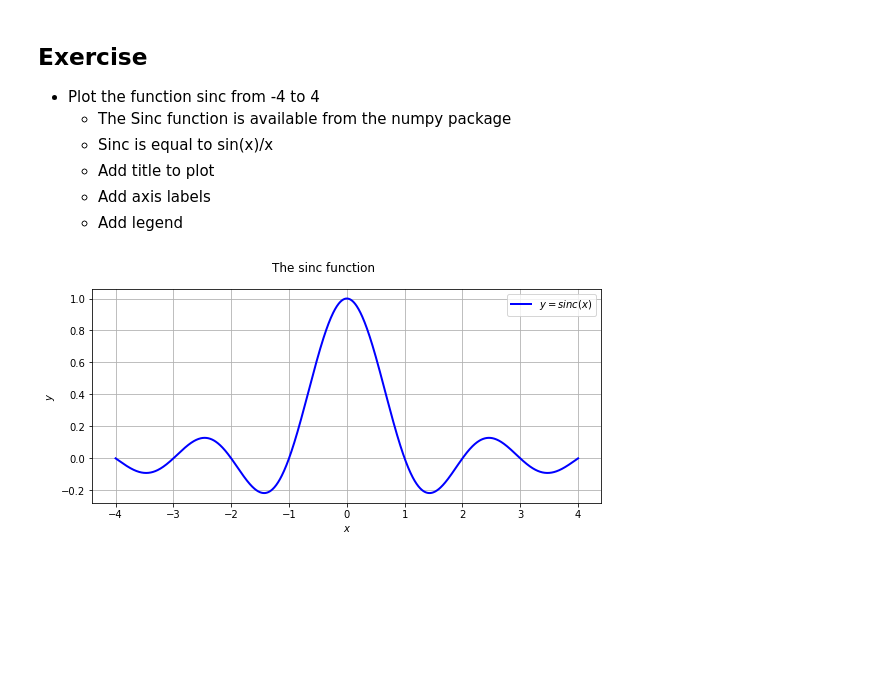
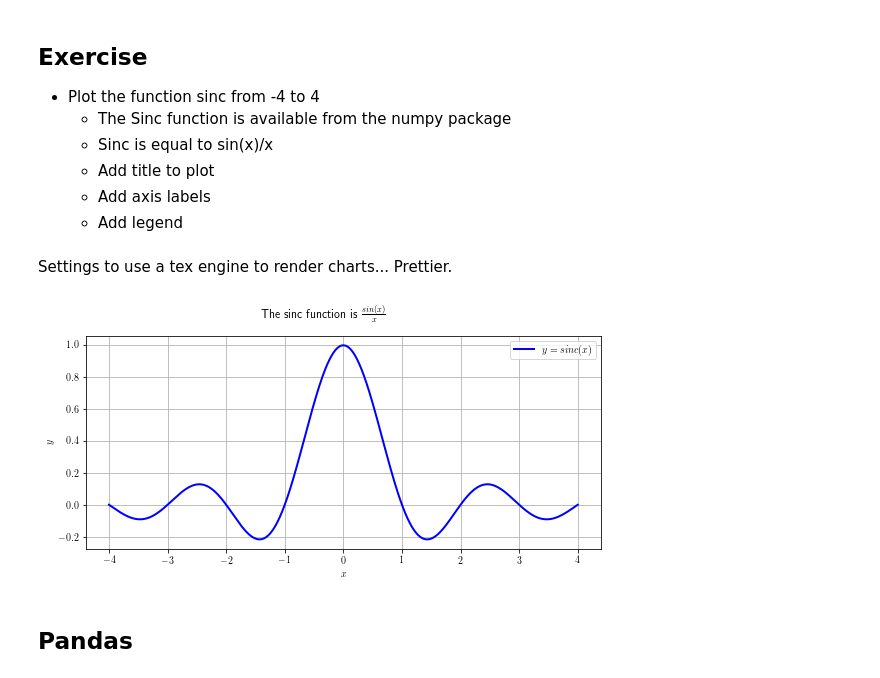
Before and after one commit to janusboandersen/big-data, a Jupyter notebook: u37_1/Intro-to-ML-tools.ipynb, the cells around one changed output. Cells and saved outputs as stored; diff of their text form; code cells hidden in the pictures; blank space fills up the shorter version.

```diff
--- a/u37_1/Intro-to-ML-tools.ipynb
+++ b/u37_1/Intro-to-ML-tools.ipynb
@@ -40,3 +41,8 @@ import matplotlib.pyplot as plt
+# %% [markdown]
+Settings to use a tex engine to render charts... Prettier.
+# %%
+plt.rcParams.update({
+    "text.usetex": True,})
 # %%
 %matplotlib inline
 # %%
@@ -45,12 +51,14 @@ y = np.sinc(x);
 # %%
 fig = plt.figure(figsize=(8,4));
 ax = fig.add_subplot(1,1,1)
 ax.plot(x, y, 'b-', linewidth=2, label=r'$y=sinc(x)$');
 ax.set_ylabel(r'$y$');
 ax.set_xlabel(r'$x$');
 ax.legend(loc='best');
 ax.grid(True)
-fig.suptitle('The sinc function');
+fig.suptitle(r'The sinc function is $\frac{sin(x)}{x}$');
 fig.tight_layout(pad=1)
 # %% [output]
-[figure, old version]
+[figure, new version]
+# %% [markdown]
+## Pandas
```
Also changed, not shown: parts of 4 cells of this notebook, 1 other file.
